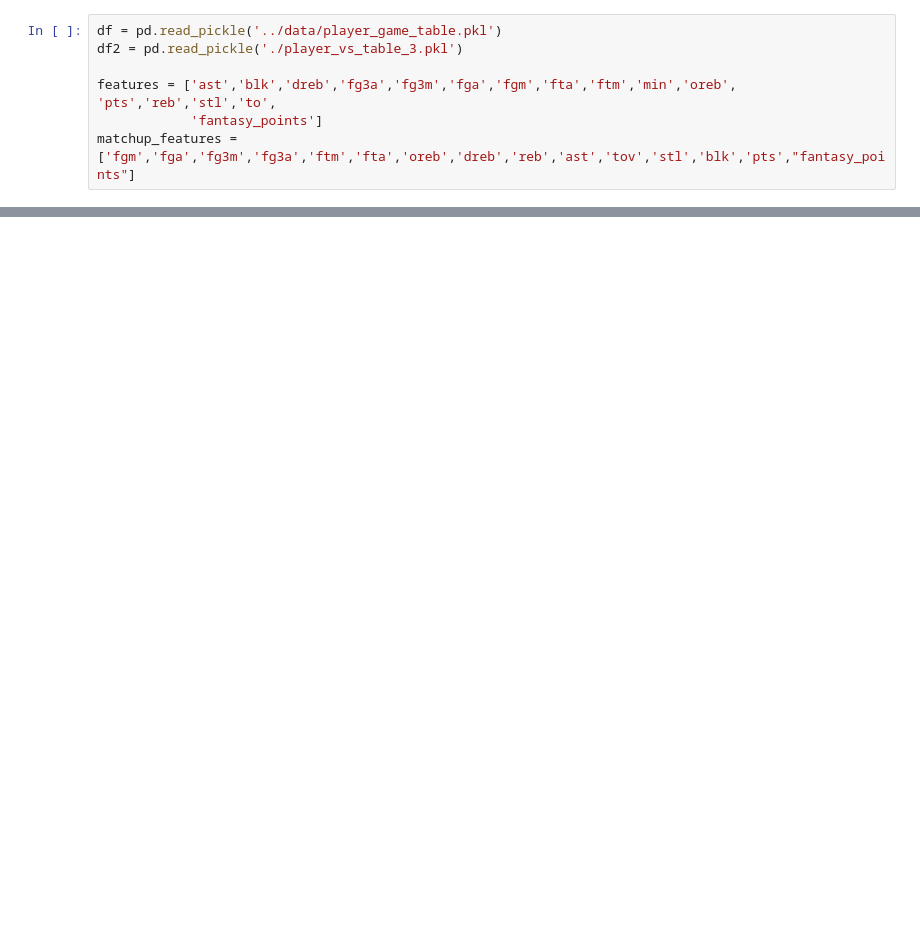
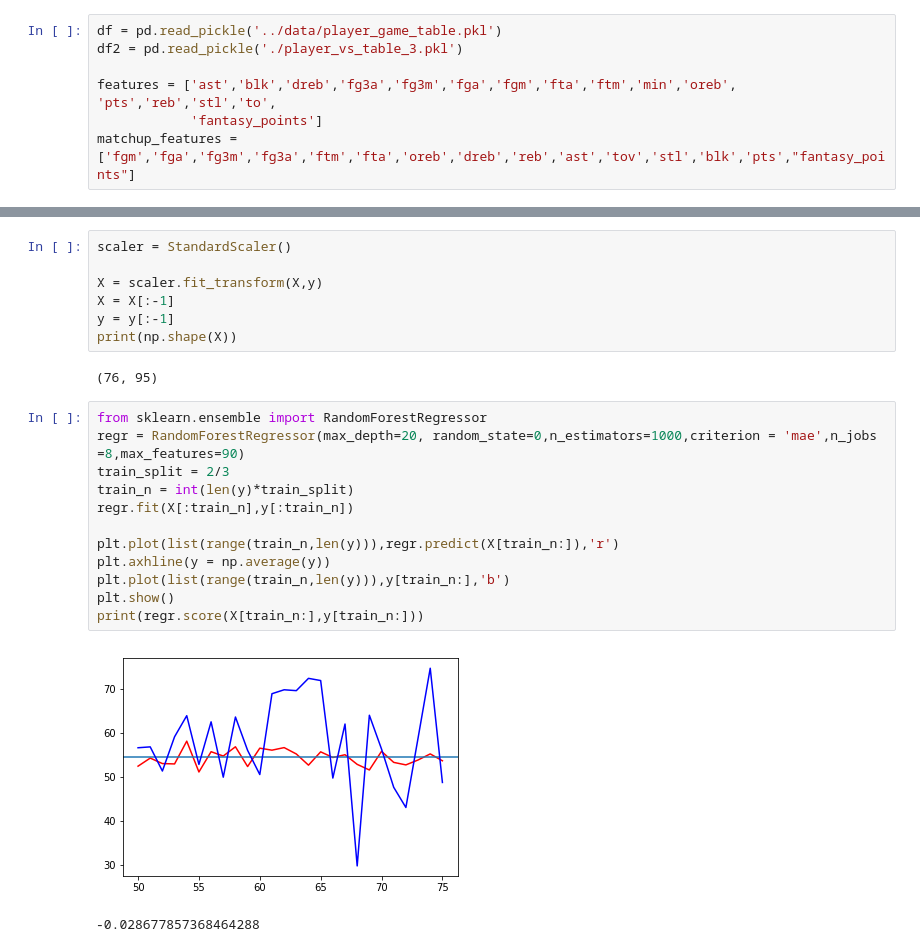
Before and after one commit to r-rb/nba_fantasy_prediction, a Jupyter notebook: notebooks/CreateInputFeaturesTheSequel.ipynb, the cells around one changed output, grey strips where cells are left out. Drawn from its saved outputs; the diff is of its cells as text; blank space fills up the shorter version.

Commit message:
Add random forest implmentation

```diff
--- a/notebooks/CreateInputFeaturesTheSequel.ipynb
+++ b/notebooks/CreateInputFeaturesTheSequel.ipynb
@@ -82 +66,25 @@ Progress is being made
 [figure]
+# %%
+scaler = StandardScaler()
+
+X = scaler.fit_transform(X,y)
+X = X[:-1]
+y = y[:-1]
+print(np.shape(X))
+# %% [output]
+(76, 95)
+# %%
+from sklearn.ensemble import RandomForestRegressor
+regr = RandomForestRegressor(max_depth=20, random_state=0,n_estimators=1000,criterion = 'mae',n_jobs =8,max_features=90)
+train_split = 2/3
+train_n = int(len(y)*train_split)
+regr.fit(X[:train_n],y[:train_n])
+
+plt.plot(list(range(train_n,len(y))),regr.predict(X[train_n:]),'r')
+plt.axhline(y = np.average(y))
+plt.plot(list(range(train_n,len(y))),y[train_n:],'b')
+plt.show()
+print(regr.score(X[train_n:],y[train_n:]))
+# %% [output]
+[figure, added]
+-0.028677857368464288
```
Also changed, not shown: parts of 3 cells of this notebook.
